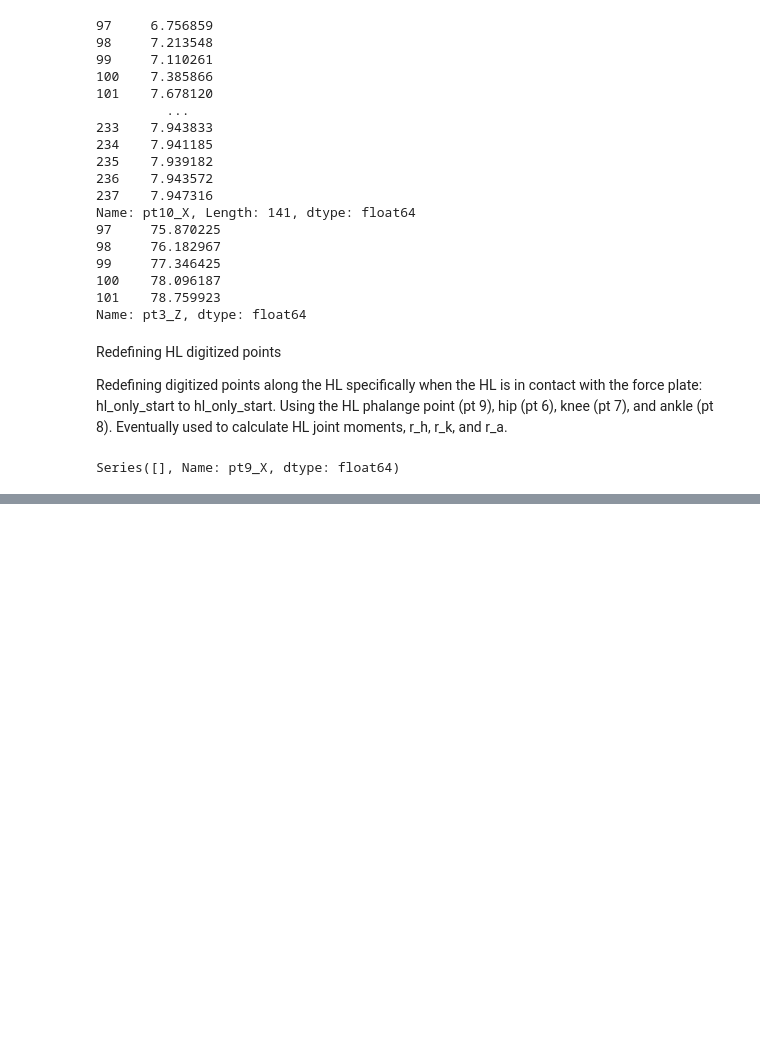
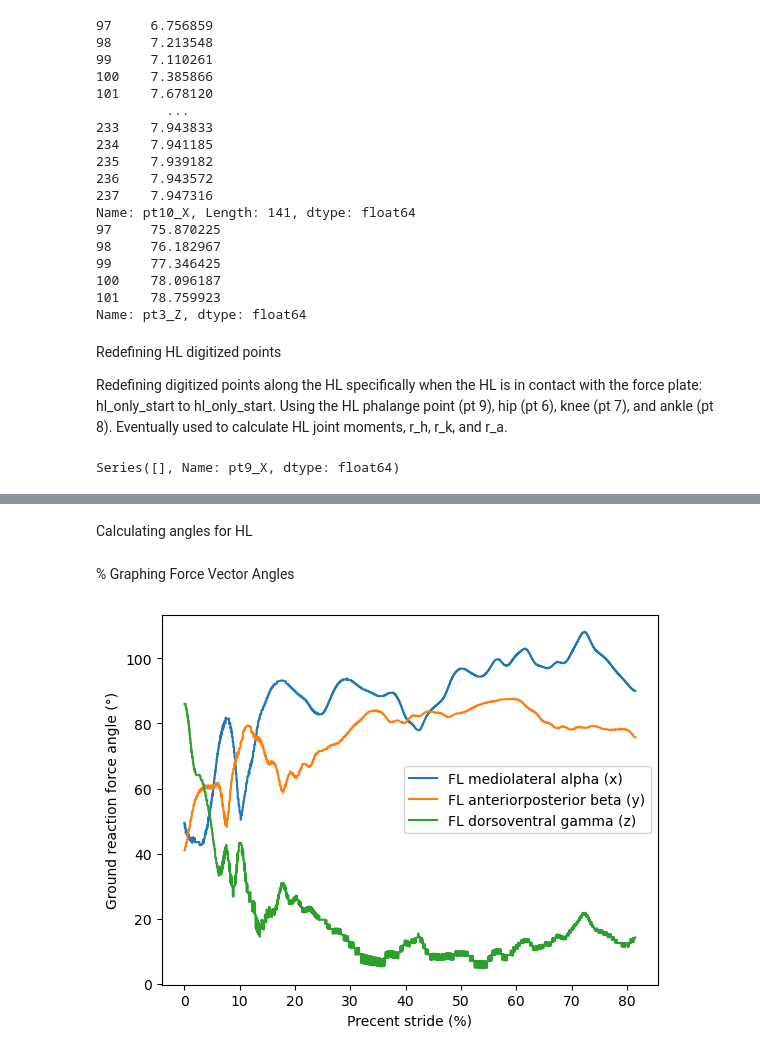
Before and after one commit to jfabiandub/walking_frog_force, a Jupyter notebook: walking_frog_force_script.ipynb, the cells around one changed output, grey strips where cells are left out. Drawn from its saved outputs; the diff is of its cells as text; code cells hidden in the pictures; blank space fills up the shorter version.

```diff
--- a/walking_frog_force_script.ipynb
+++ b/walking_frog_force_script.ipynb
@@ -2487,0 +2572,13 @@ Name: Fx_SS, Length: 5641, dtype: float64
+# %%
+#recheck this after talk with crystal, is it okey that
+if FL==1:
+    fl_f_alphax = np.arccos(f_x_flonly / f_r_flonly)
+    fl_f_betay = np.arccos(f_y_flonly / f_r_flonly)
+    fl_f_gammaz = np.arccos(f_z_flonly / f_r_flonly)
+
+    print(fl_f_alphax)
+    fl_f_alphax_deg = np.degrees(fl_f_alphax)
+    fl_f_betay_deg = np.degrees(fl_f_betay)
+    fl_f_gammaz_deg = np.degrees(fl_f_gammaz)
+
+    print(fl_f_alphax_deg)
@@ -2487,0 +2603,2 @@ Name: Fx_SS, Length: 5641, dtype: float64
+# %% [markdown]
+Calculating angles for HL
@@ -2487,0 +2615,16 @@ Name: Fx_SS, Length: 5641, dtype: float64
+# %% [markdown]
+% Graphing Force Vector Angles
+# %%
+if FL == 1:
+    plt.figure(7)
+    plt.plot(p_force_flonly, fl_f_alphax_deg)
+
+    plt.plot(p_force_flonly, fl_f_betay_deg)
+    plt.plot(p_force_flonly, fl_f_gammaz_deg)
+
+    plt.xlabel('Precent stride (%)')
+    plt.ylabel('Ground reaction force angle (°)')
+    plt.legend(['FL mediolateral alpha (x)', 'FL anteriorposterior beta (y)','FL dorsoventral gamma (z)'])
+    plt.show()
+# %% [output]
+[figure, added]
```
Also changed, not shown: parts of 11 cells of this notebook, 1 other file.
